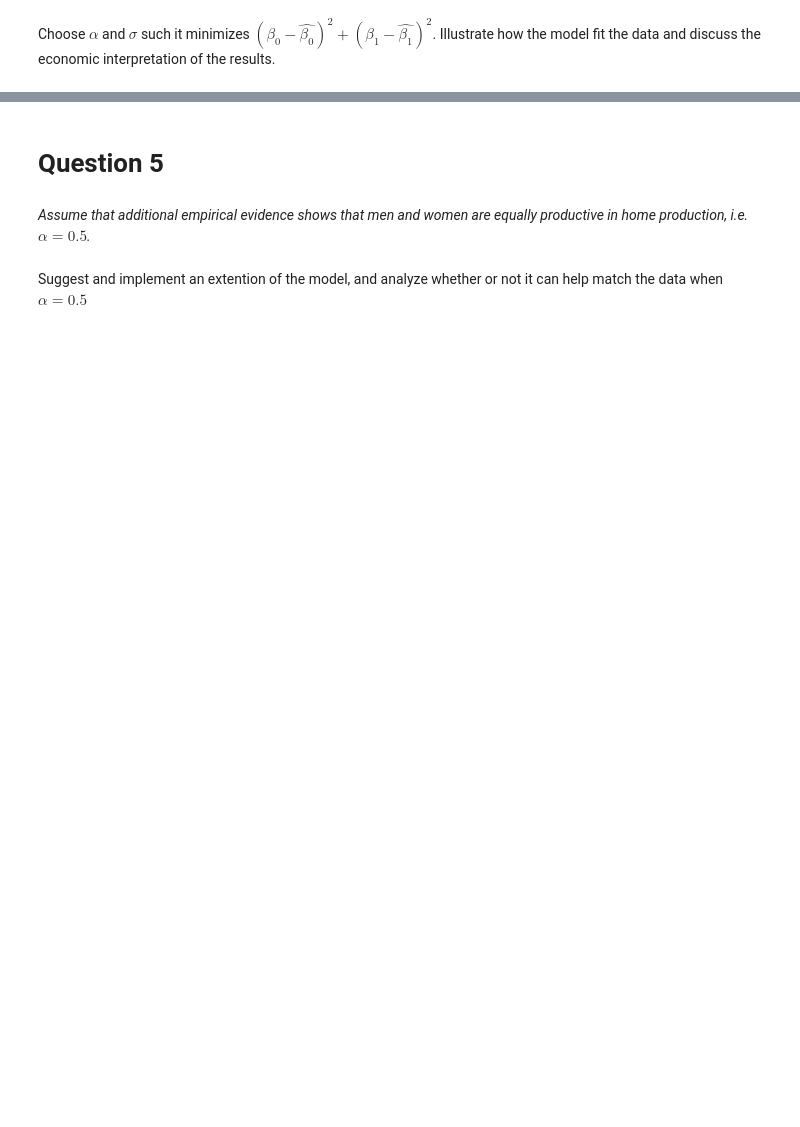
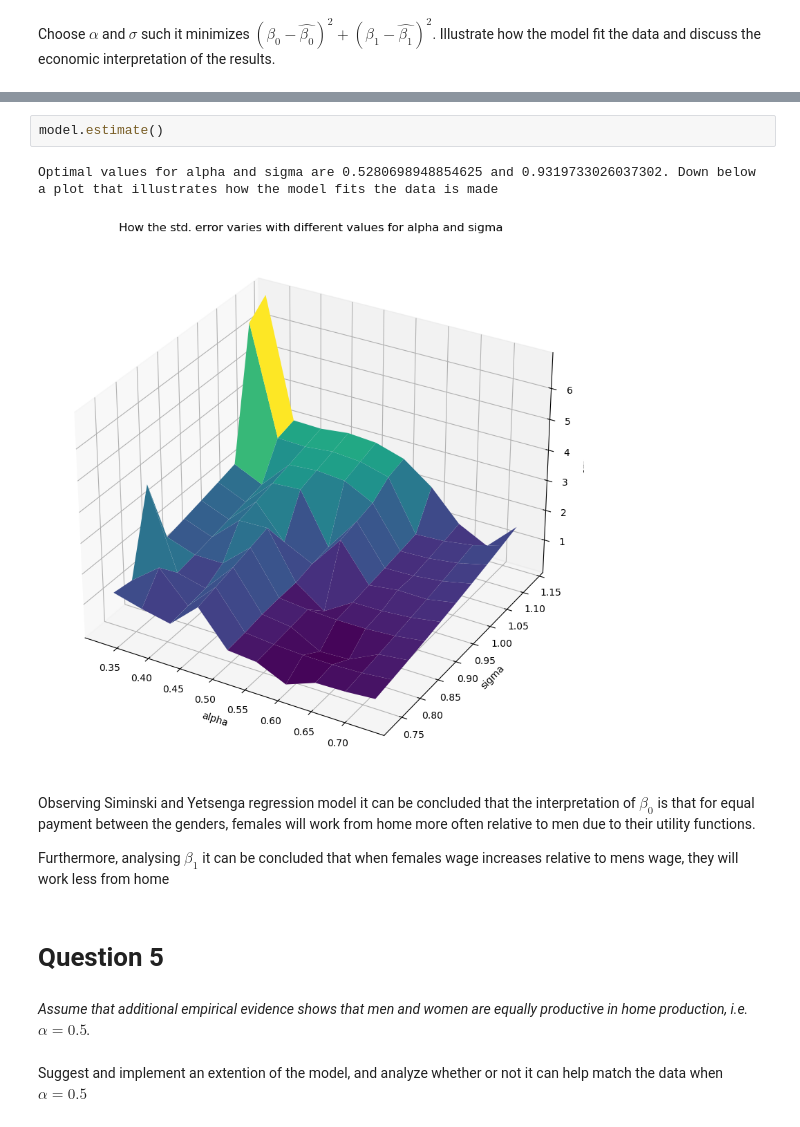
Before and after one commit to NumEconCopenhagen/projects-2023-boybandet, a Jupyter notebook: inauguralproject/inauguralproject.ipynb, the cells around one changed output, grey strips where cells are left out. Drawn from its saved outputs; the diff is of its cells as text; blank space fills up the shorter version.

```diff
--- a/inauguralproject/inauguralproject.ipynb
+++ b/inauguralproject/inauguralproject.ipynb
@@ -78,3 +65,12 @@ til 4. alpha og sigma ud af bund akserne og så sqrd error ud af den lodrette ak
+# %%
+model.estimate()
+# %% [output]
+Optimal values for alpha and sigma are 0.5280698948854625 and 0.9319733026037302. Down below a plot that illustrates how the model fits the data is made
+[figure, added]
+# %% [markdown]
+Observing Siminski and Yetsenga regression model it can be concluded that the interpretation of $\beta_0$ is that for equal payment between the genders, females will work from home more often relative to men due to their utility functions.
+
+Furthermore, analysing $\beta_1$ it can be concluded that when females wage increases relative to mens wage, they will work less from home
 # %% [markdown]
 # Question 5
 # %% [markdown]
```
Also changed, not shown: parts of 17 cells of this notebook, 1 other file.
